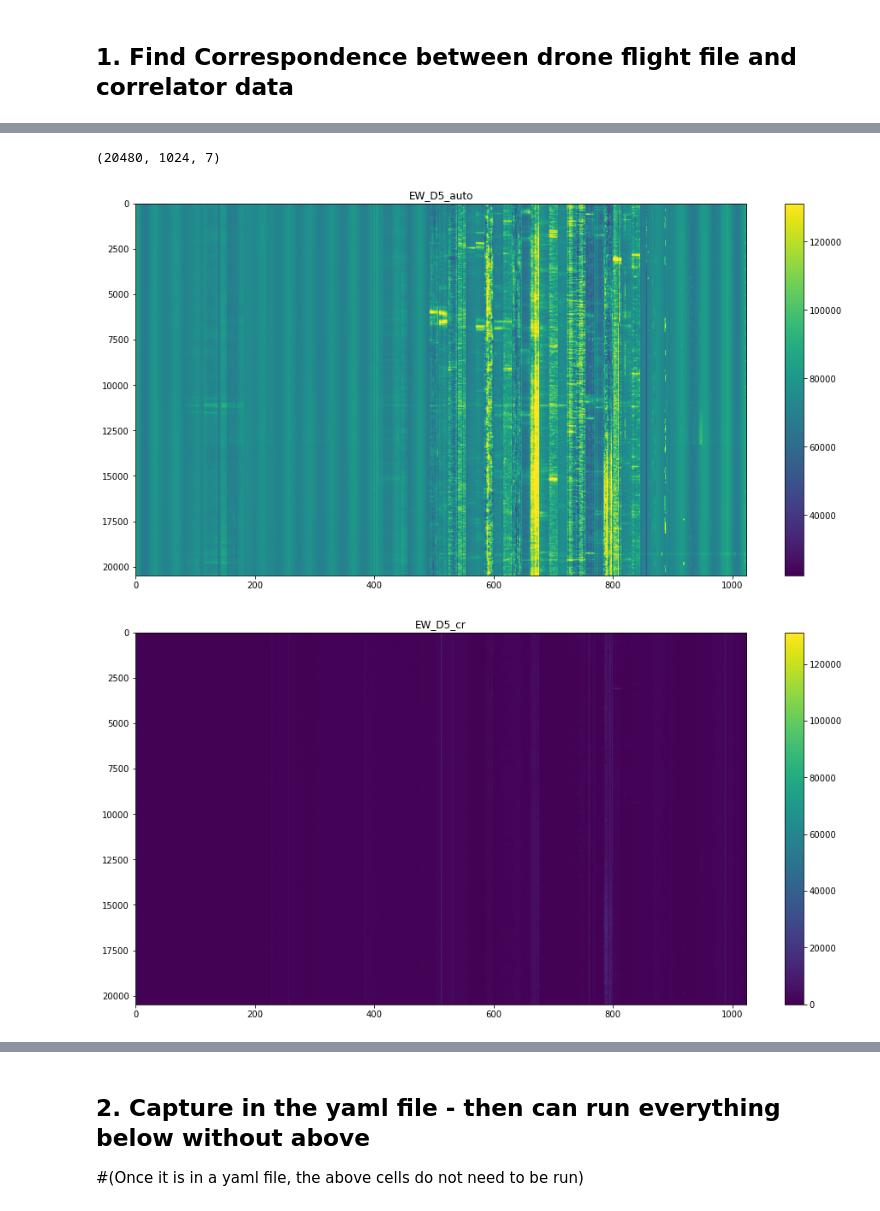
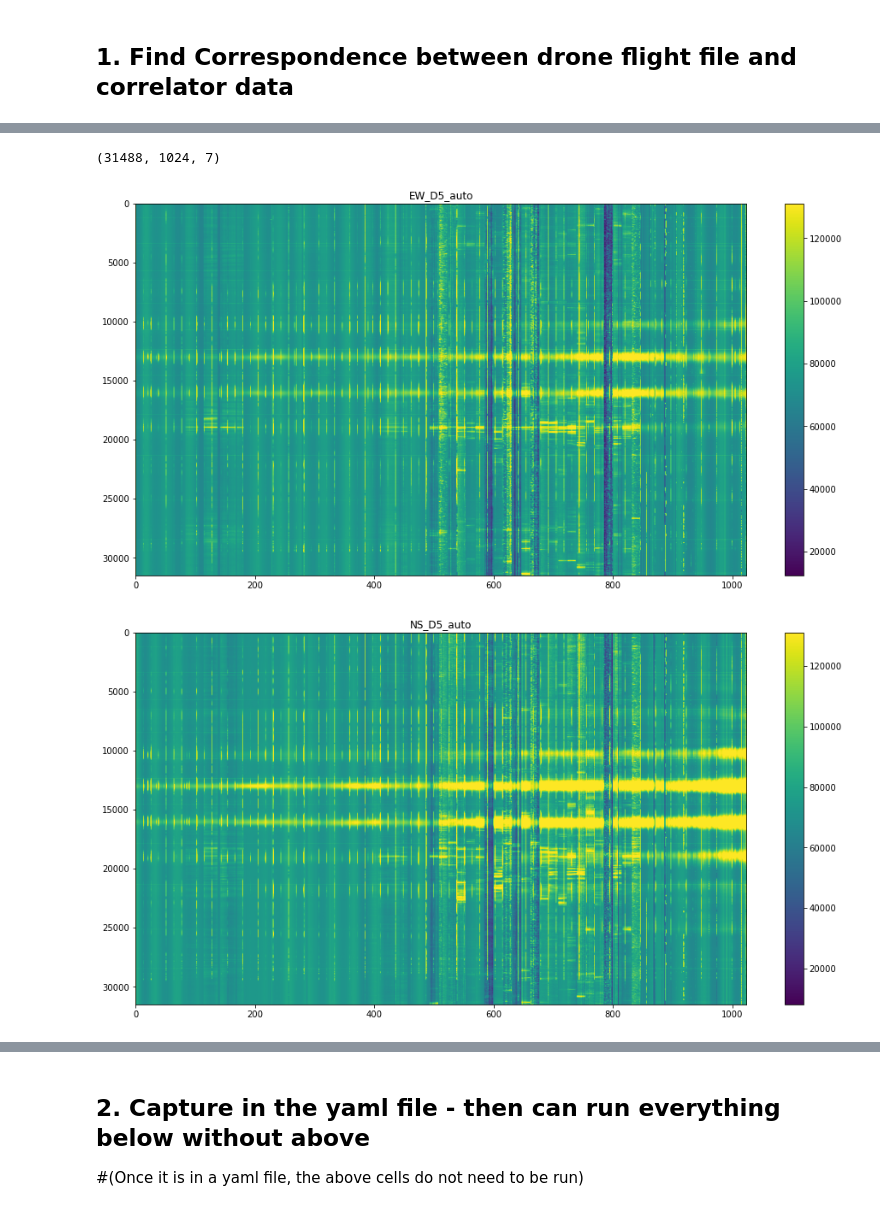
Before and after one commit to WrightLaboratory/DigitalNoiseSource, a Jupyter notebook: notebooks/LBN_DNS_GBO.ipynb, the cells around one changed output, grey strips where cells are left out. Cells and saved outputs as stored; diff of their text form; code cells hidden in the pictures.

Commit message:
minor updates while going through some flights

```diff
--- a/notebooks/LBN_DNS_GBO.ipynb
+++ b/notebooks/LBN_DNS_GBO.ipynb
@@ -59,7 +59,7 @@ dfile = '20250714T135821Z_WVUc52'
 flyfile = 'Jul-14th-2025-10-14AM-Flight-Airdata.csv'
 
 # flights on 07/17
-# main beam flight
+#
 dfile = '20250717T160156Z_WVUc52'
 flyfile='Jul-17th-2025-12-16PM-Flight-Airdata.csv'
 
@@ -67,14 +67,25 @@ flyfile='Jul-17th-2025-12-16PM-Flight-Airdata.csv'
 dfile = '20250717T160156Z_WVUc52'
 flyfile='Jul-17th-2025-12-47PM-Flight-Airdata.csv'
 
-#  this one is missing
-#dfile = '20250717T160156Z_WVUc52'
-#flyfile = ''
+#
+dfile = '20250717T160156Z_WVUc52'
+flyfile = 'Jul-17th-2025-01-51PM-Flight-Airdata.csv'
 
-# flights on 07/18
 #
 dfile = '20250717T192717Z_WVUc52'
-flyfile='Jul-18th-2025-03-27PM-Flight-Airdata.csv'
+flyfile = 'Jul-17th-2025-04-07PM-Flight-Airdata.csv'
+
+#
+dfile = '20250717T192717Z_WVUc52'
+flyfile = 'Jul-17th-2025-04-39PM-Flight-Airdata.csv'
+
+#
+dfile = '20250717T234526Z_WVUc52'
+flyfile = 'Jul-17th-2025-07-56PM-Flight-Airdata.csv'
+
+#
+dfile = '20250717T234526Z_WVUc52'
+flyfile = 'Jul-17th-2025-08-47PM-Flight-Airdata.csv'
 
 
 
@@ -259,7 +263,7 @@ print('start time: ', datetime.datetime.now())
 
 corrdata=corr.Corr_Data(Data_Directory=datadir,
                             Gain_Directory=gaindir,site_class=gbosite,use_ctime=True,
-                            Load_Gains=False,crossmap=crmap,Data_File_Index=[20,100])
+                            Load_Gains=False,crossmap=crmap,Data_File_Index=[348,471])
 
 
 print('end time: ', datetime.datetime.now())
@@ -296,17 +300,17 @@ concatdata=concat.CONCAT(CORRDATCLASS=corrdata,DRONEDATCLASS=dronedata,\
 
 print(concatdata.V_cross.shape)
 # %% [output]
-(20480, 1024, 7)
+(31488, 1024, 7)
 # %%
 # Check some waterfalls, etc
 
-for j in np.arange(0,len(crmap)):
+for j in autos:
     fig=figure(figsize=(16,8))
     plt.imshow(abs(concatdata.V_cross[:,:,j]),aspect='auto')
     #plt.xlim(tclb,tcub)
     plt.title(chnames[j])
     plt.colorbar()
     plt.show()
 # %% [output]
-[figure, old version]
+[figure, new version]
-[figure, old version]
+[figure, new version]
```
Also changed, not shown: parts of 14 cells of this notebook.
